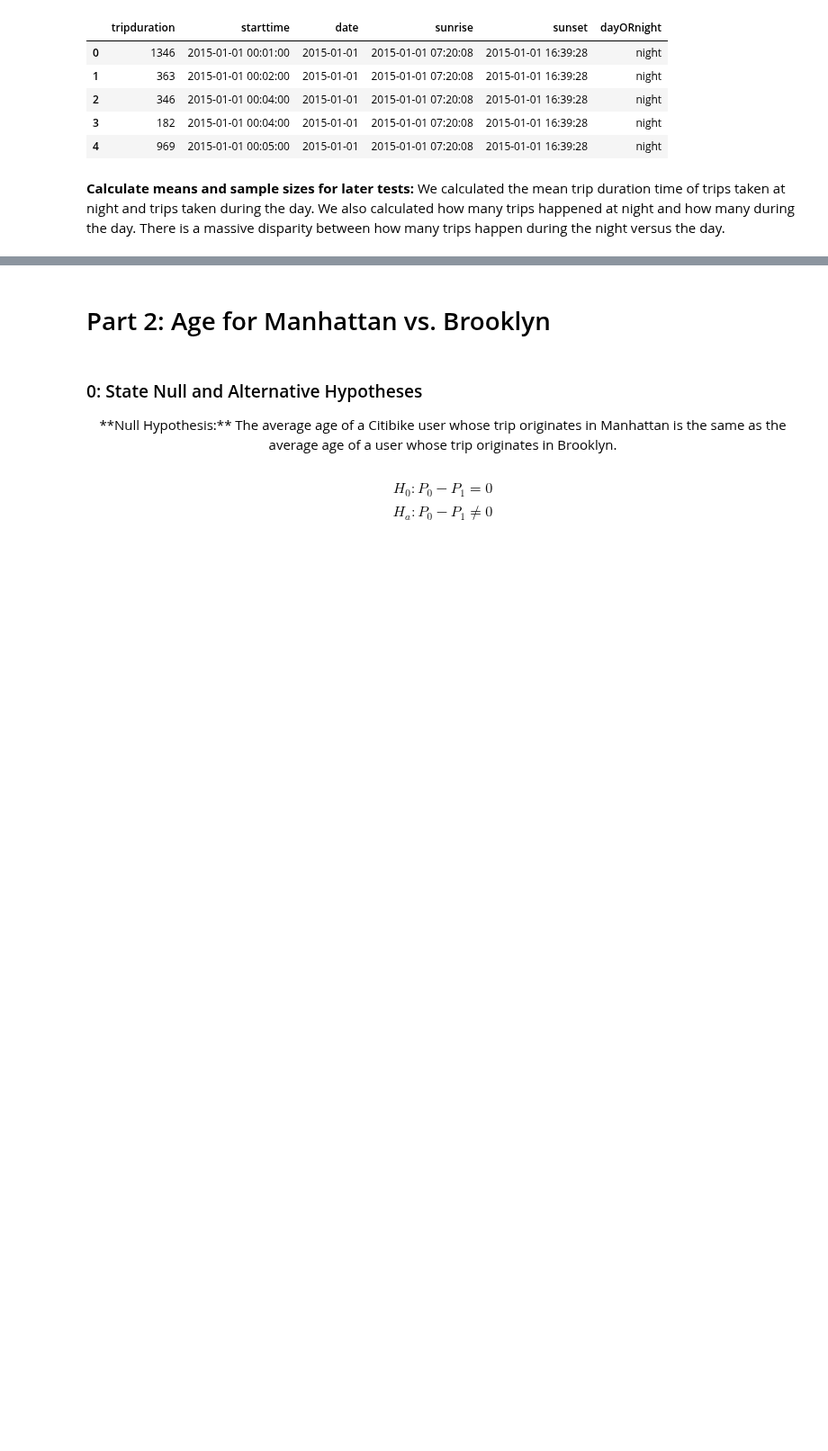
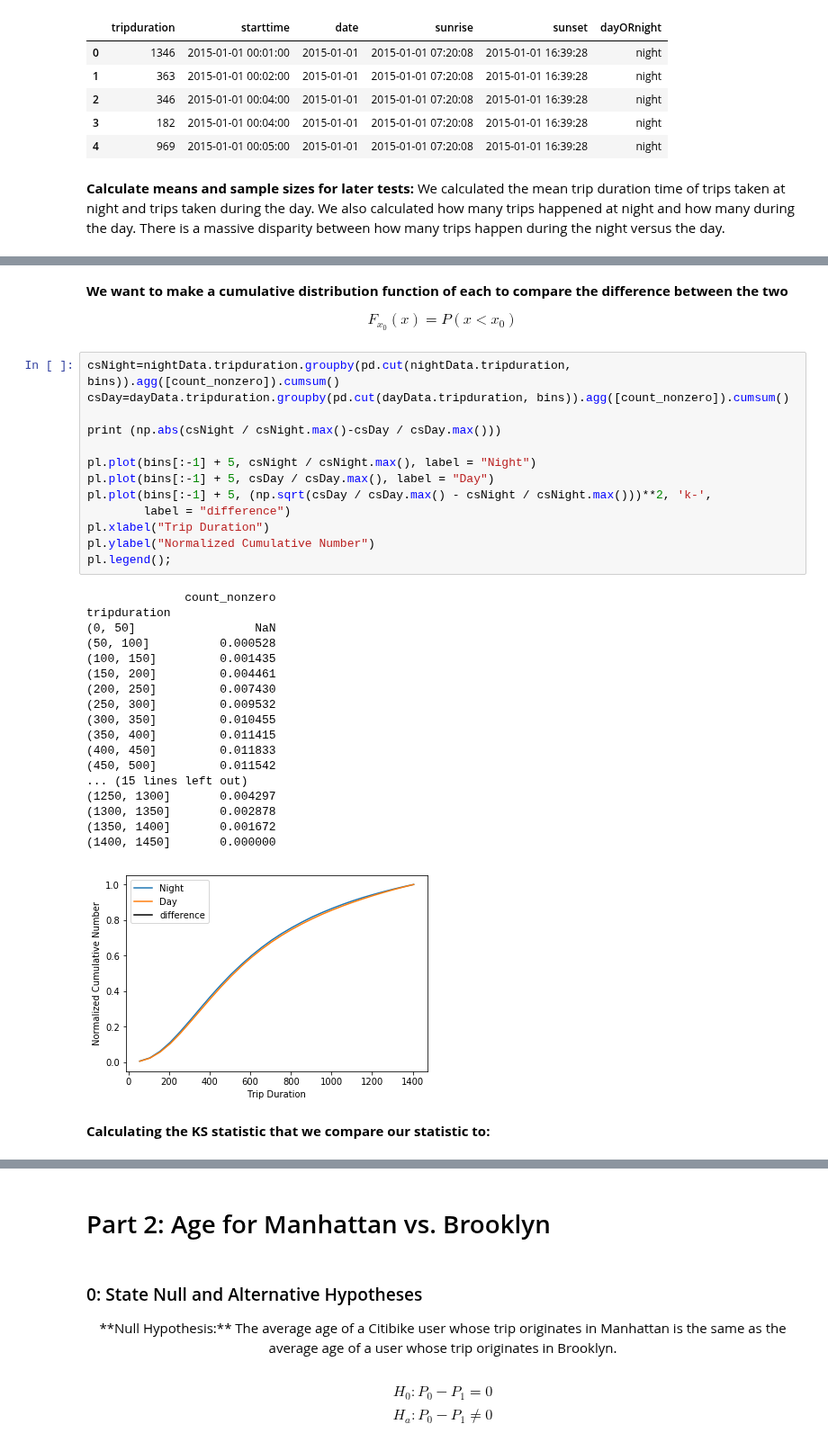
Before and after one commit to seanandrewchen/PUI2017_sac820, a Jupyter notebook: HW4_sac820/Assignment4.ipynb, the cells around one changed output, grey strips where cells are left out. Shown at 90% size. Cells and saved outputs as stored; diff of their text form; blank space fills up the shorter version.

```diff
--- a/HW4_sac820/Assignment4.ipynb
+++ b/HW4_sac820/Assignment4.ipynb
@@ -225,0 +278,38 @@ print(daySize)
+# %% [markdown]
+**We want to make a cumulative distribution function of each to compare the difference between the two**
+
+$$F_{x_0}(x) = P(x<x_0)$$
+# %%
+csNight=nightData.tripduration.groupby(pd.cut(nightData.tripduration, bins)).agg([count_nonzero]).cumsum()
+csDay=dayData.tripduration.groupby(pd.cut(dayData.tripduration, bins)).agg([count_nonzero]).cumsum()
+
+print (np.abs(csNight / csNight.max()-csDay / csDay.max()))
+
+pl.plot(bins[:-1] + 5, csNight / csNight.max(), label = "Night")
+pl.plot(bins[:-1] + 5, csDay / csDay.max(), label = "Day")
+pl.plot(bins[:-1] + 5, (np.sqrt(csDay / csDay.max() - csNight / csNight.max()))**2, 'k-',
+        label = "difference")
+pl.xlabel("Trip Duration")
+pl.ylabel("Normalized Cumulative Number")
+pl.legend();
+# %% [output]
+              count_nonzero
+tripduration
+(0, 50]                 NaN
+(50, 100]          0.000528
+(100, 150]         0.001435
+(150, 200]         0.004461
+(200, 250]         0.007430
+(250, 300]         0.009532
+(300, 350]         0.010455
+(350, 400]         0.011415
+(400, 450]         0.011833
+(450, 500]         0.011542
+... (15 lines left out)
+(1250, 1300]       0.004297
+(1300, 1350]       0.002878
+(1350, 1400]       0.001672
+(1400, 1450]       0.000000
+[figure, added]
+# %% [markdown]
+**Calculating the KS statistic that we compare our statistic to:**
```
Also changed, not shown: parts of 61 cells of this notebook, 1 other file.
